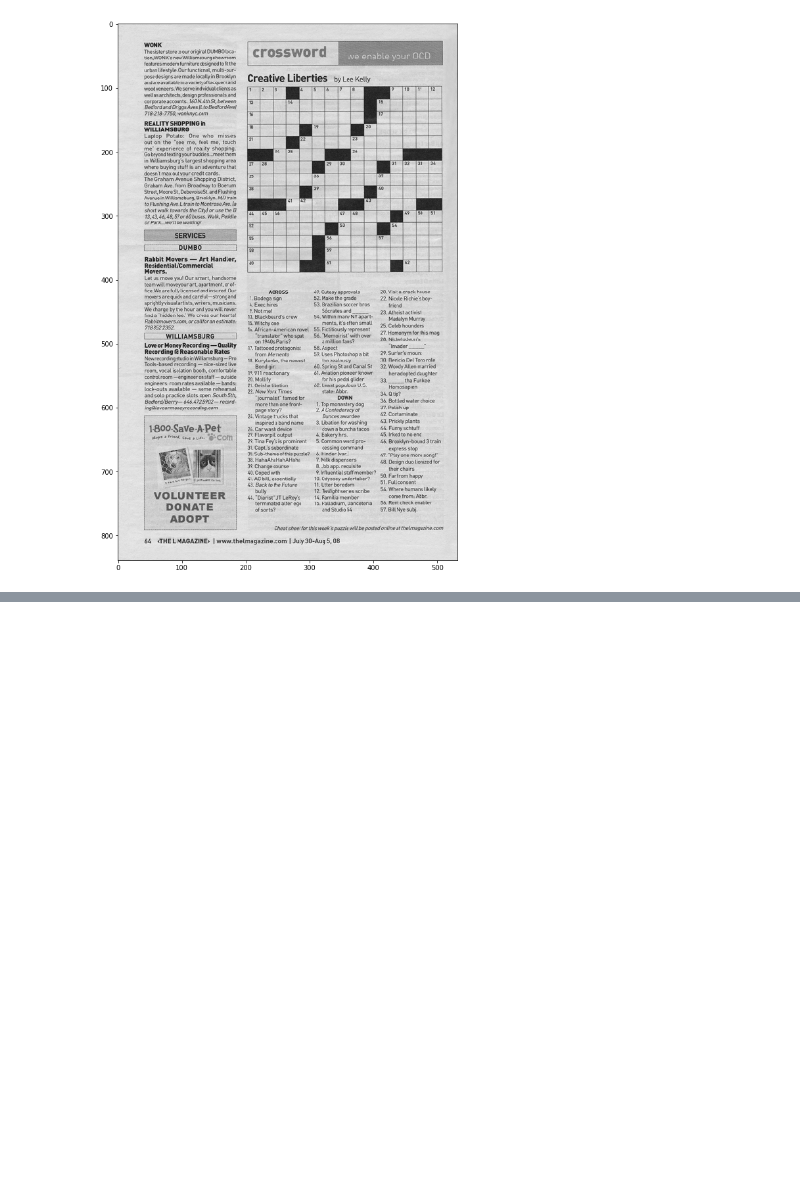
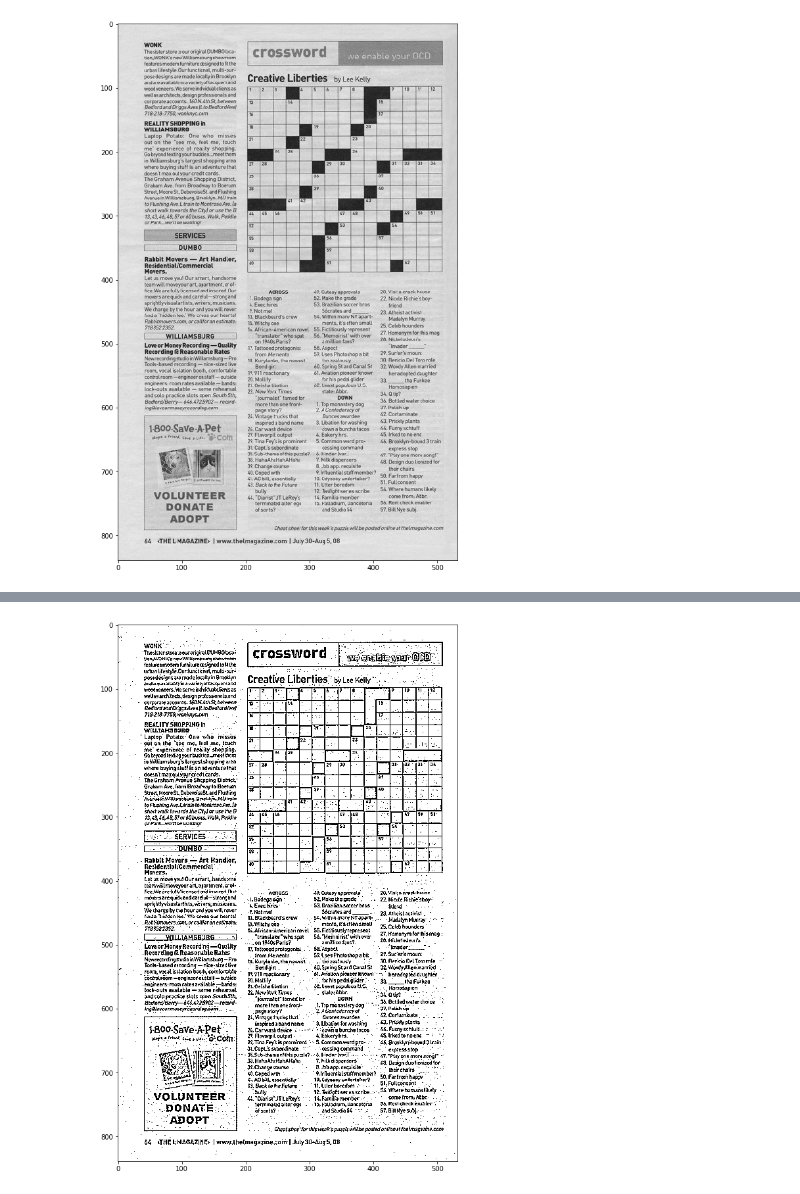
Before and after one commit to JeffLabonte/Computer_Vision_Course_Example, a Jupyter notebook: image_thresholding.ipynb, the cells around one changed output, grey strips where cells are left out. Cells and saved outputs as stored; diff of their text form; code cells hidden in the pictures; blank space fills up the shorter version.

```diff
--- a/image_thresholding.ipynb
+++ b/image_thresholding.ipynb
@@ -40,0 +54,11 @@ show_pic(img=img)
+# %%
+th2 = cv2.adaptiveThreshold(img,
+                            255,
+                            cv2.ADAPTIVE_THRESH_MEAN_C,
+                            cv2.THRESH_BINARY,
+                            5,
+                            8)
+# %%
+show_pic(th2)
+# %% [output]
+[figure, added]
```
Also changed, not shown: parts of 6 cells of this notebook.
